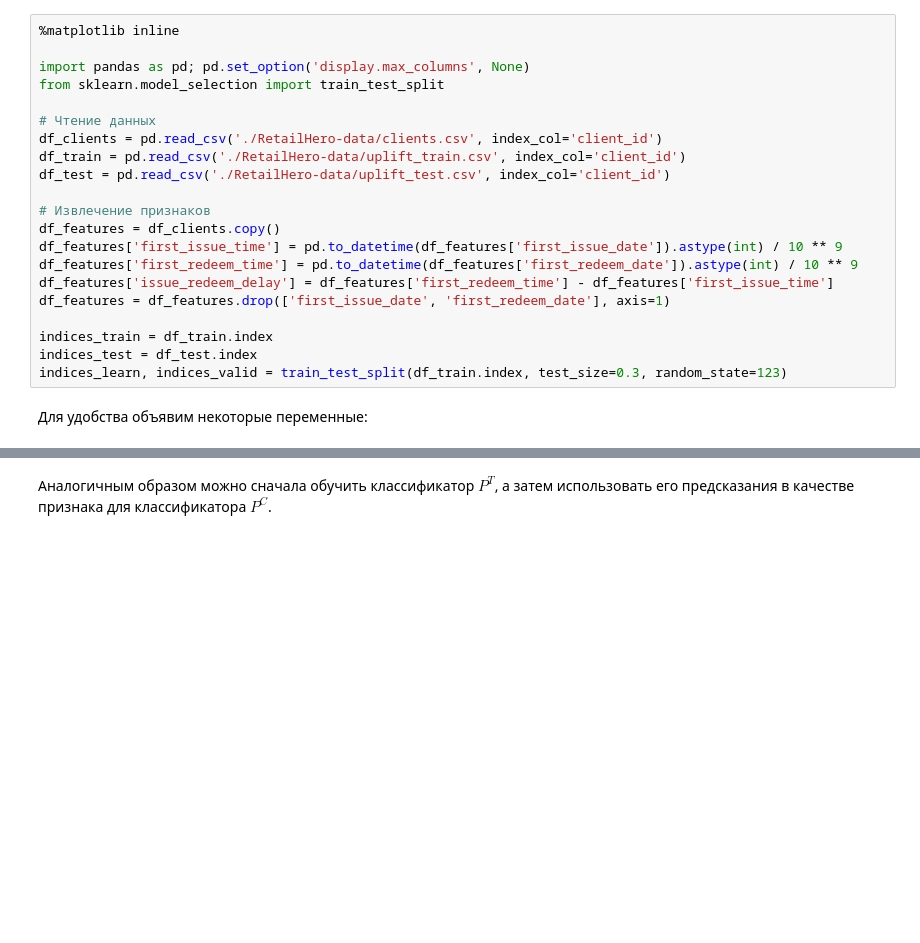
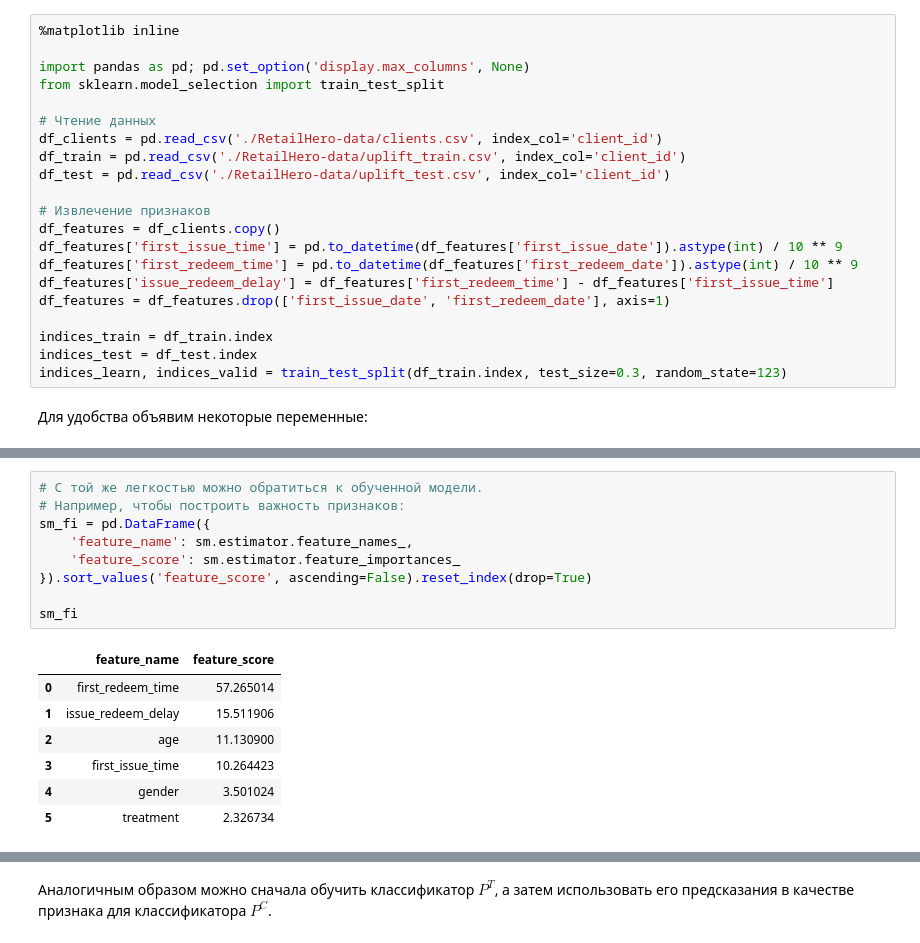
Before and after one commit to maks-sh/scikit-uplift, a Jupyter notebook: notebooks/RetailHero.ipynb, the cells around one changed output, grey strips where cells are left out. Cells and saved outputs as stored; diff of their text form; blank space fills up the shorter version.

```diff
--- a/notebooks/RetailHero.ipynb
+++ b/notebooks/RetailHero.ipynb
@@ -139,5 +154,22 @@ plot_uplift_probs(trmnt_proba=sm_trmnt_proba, ctrl_proba=sm_ctrl_proba);
 # %% [output]
 [figure]
+# %%
+# С той же легкостью можно обратиться к обученной модели.
+# Например, чтобы построить важность признаков:
+sm_fi = pd.DataFrame({
+    'feature_name': sm.estimator.feature_names_,
+    'feature_score': sm.estimator.feature_importances_
+}).sort_values('feature_score', ascending=False).reset_index(drop=True)
+
+sm_fi
+# %% [output]
+|  | feature_name | feature_score |
+| 0 | first_redeem_time | 57.265014 |
+| 1 | issue_redeem_delay | 15.511906 |
+| 2 | age | 11.130900 |
+| 3 | first_issue_time | 10.264423 |
+| 4 | gender | 3.501024 |
+| 5 | treatment | 2.326734 |
 # %% [markdown]
 ### 1.2 Трансформация классов
 
```
Also changed, not shown: parts of 15 cells of this notebook, 1 other file.
